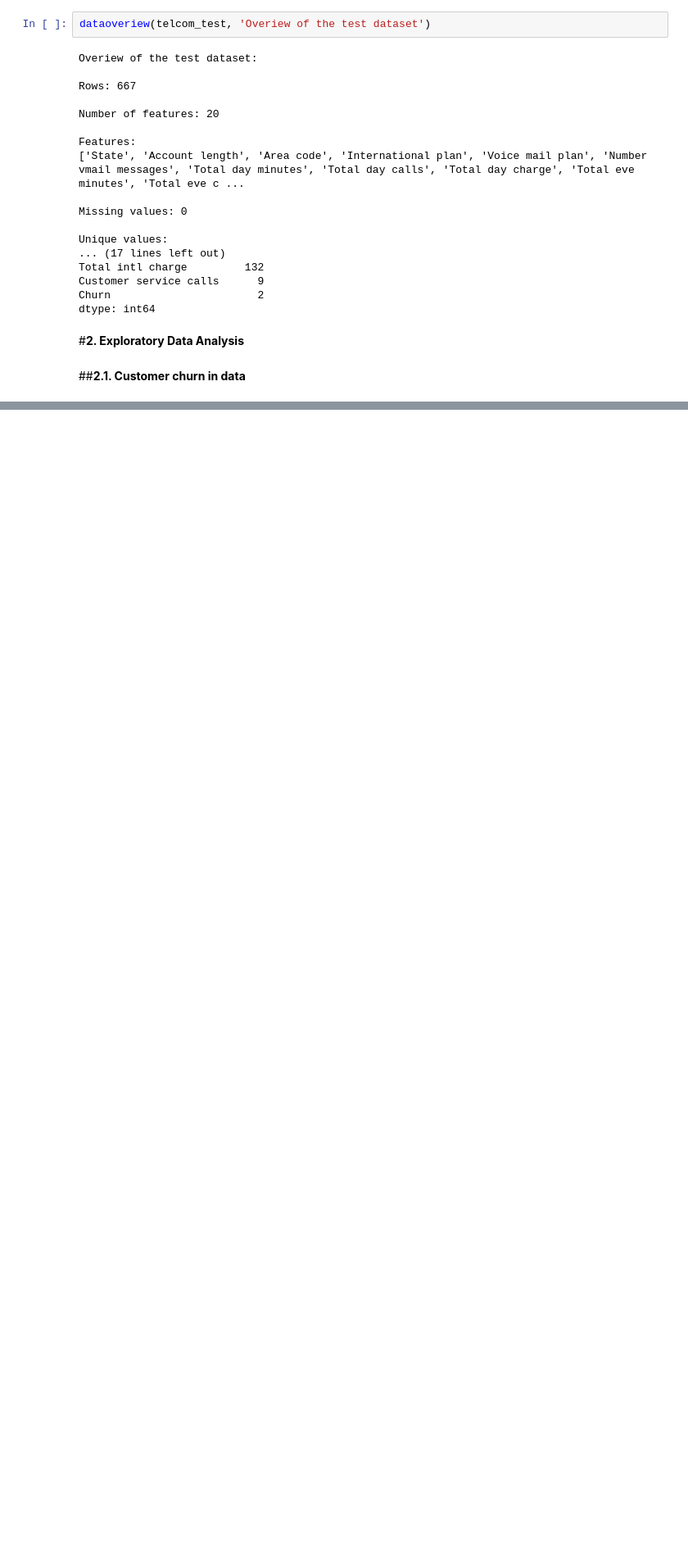
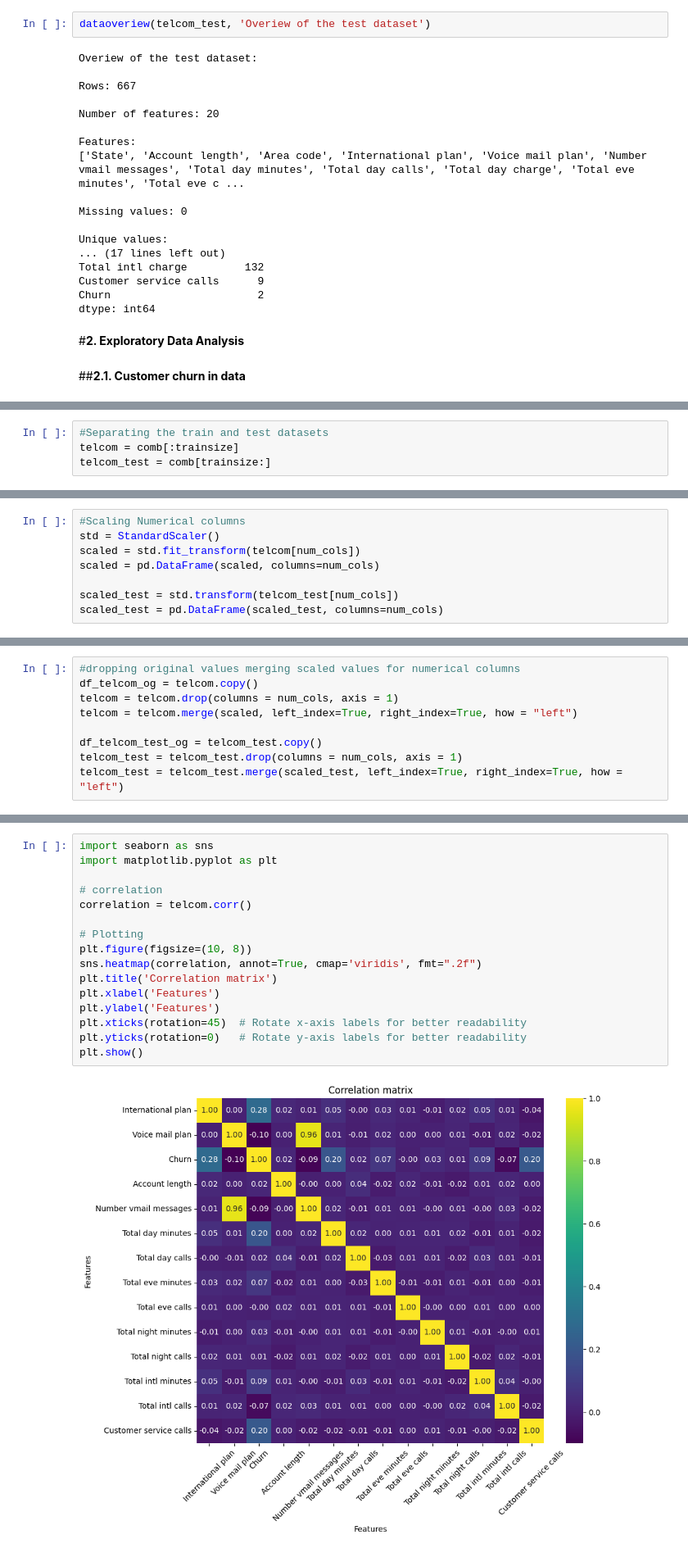
Before and after one commit to fishitmo/Takeobds, a Jupyter notebook: Customer_churn_prediction_Telecom_Churn_Dataset.ipynb, the cells around one changed output, grey strips where cells are left out. Shown at 82% size. Drawn from its saved outputs; the diff is of its cells as text; blank space fills up the shorter version.

```diff
--- a/Customer_churn_prediction_Telecom_Churn_Dataset.ipynb
+++ b/Customer_churn_prediction_Telecom_Churn_Dataset.ipynb
@@ -133,0 +270,4 @@ py.iplot(fig)
+# %%
+#Separating the train and test datasets
+telcom = comb[:trainsize]
+telcom_test = comb[trainsize:]
@@ -133,0 +288,8 @@ py.iplot(fig)
+# %%
+#Scaling Numerical columns
+std = StandardScaler()
+scaled = std.fit_transform(telcom[num_cols])
+scaled = pd.DataFrame(scaled, columns=num_cols)
+
+scaled_test = std.transform(telcom_test[num_cols])
+scaled_test = pd.DataFrame(scaled_test, columns=num_cols)
@@ -133,0 +310,9 @@ py.iplot(fig)
+# %%
+#dropping original values merging scaled values for numerical columns
+df_telcom_og = telcom.copy()
+telcom = telcom.drop(columns = num_cols, axis = 1)
+telcom = telcom.merge(scaled, left_index=True, right_index=True, how = "left")
+
+df_telcom_test_og = telcom_test.copy()
+telcom_test = telcom_test.drop(columns = num_cols, axis = 1)
+telcom_test = telcom_test.merge(scaled_test, left_index=True, right_index=True, how = "left")
@@ -133,0 +423,18 @@ py.iplot(fig)
+# %%
+import seaborn as sns
+import matplotlib.pyplot as plt
+
+# correlation
+correlation = telcom.corr()
+
+# Plotting
+plt.figure(figsize=(10, 8))
+sns.heatmap(correlation, annot=True, cmap='viridis', fmt=".2f")
+plt.title('Correlation matrix')
+plt.xlabel('Features')
+plt.ylabel('Features')
+plt.xticks(rotation=45)  # Rotate x-axis labels for better readability
+plt.yticks(rotation=0)   # Rotate y-axis labels for better readability
+plt.show()
+# %% [output]
+[figure, added]
```
Also changed, not shown: parts of 42 cells of this notebook.
